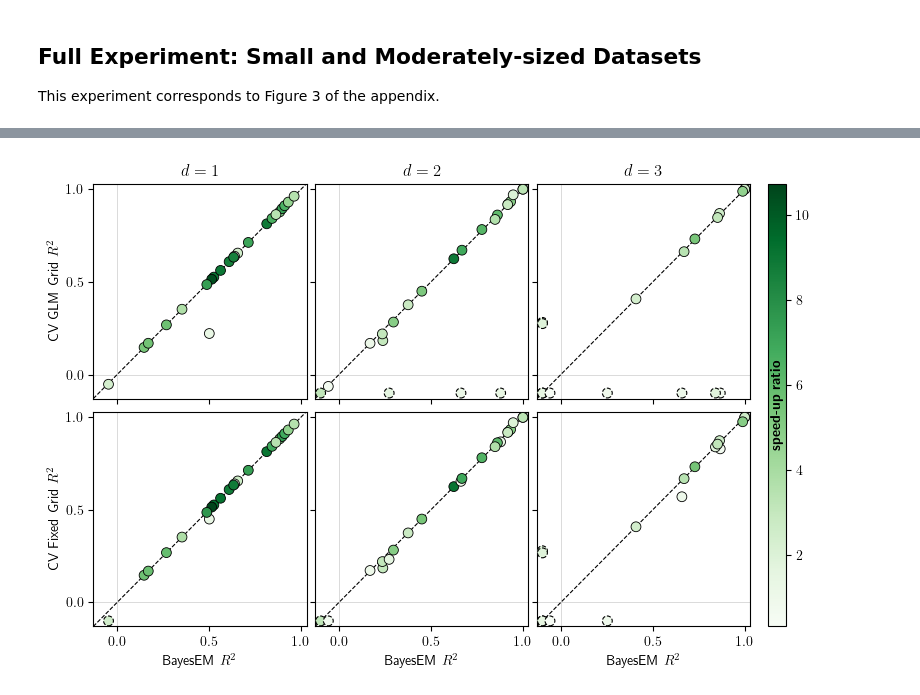
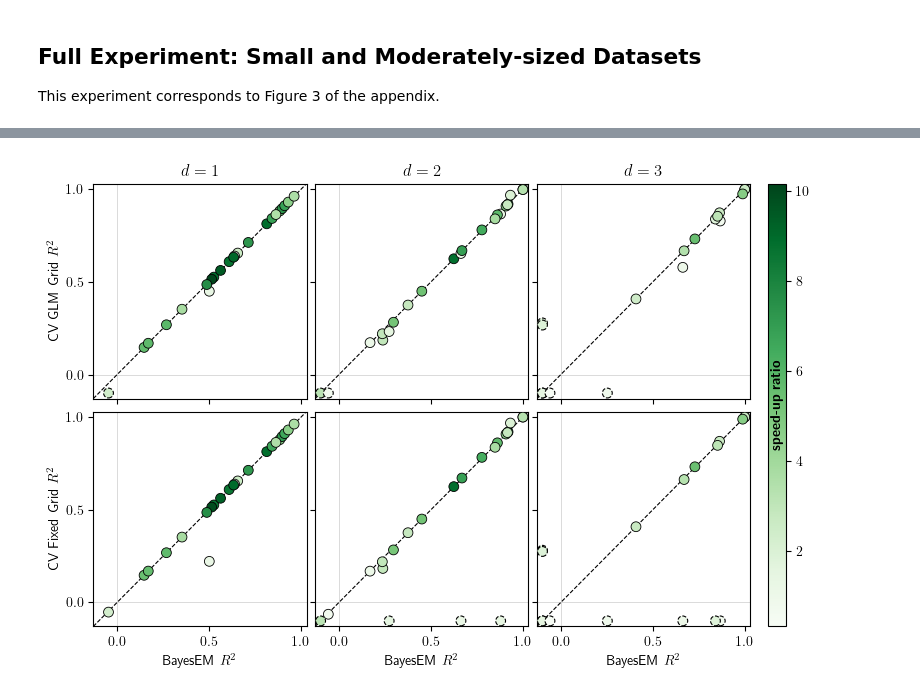
Before and after one commit to marioboley/fastridge, a Jupyter notebook: experiments/real_data.ipynb, the cells around one changed output, grey strips where cells are left out. Cells and saved outputs as stored; diff of their text form; code cells hidden in the pictures.

```diff
--- a/experiments/real_data.ipynb
+++ b/experiments/real_data.ipynb
@@ -493,14 +499,15 @@ for col, e in enumerate([exp_full, exp_full_d2, exp_full_d3]):
 # %%
 problems_large = [
-    EmpiricalDataProblem('twitter', 'V78'),
-    EmpiricalDataProblem('tomshw', 'V97'),
-    EmpiricalDataProblem('blog',   'V281'),
-    EmpiricalDataProblem('ct_slices', 'reference'),
+    EmpiricalDataProblem('twitter',   'V78',       zero_variance_filter=True),
+    EmpiricalDataProblem('tomshw',    'V97',       zero_variance_filter=True),
+    EmpiricalDataProblem('blog',      'V281',      zero_variance_filter=True),
+    EmpiricalDataProblem('ct_slices', 'reference', zero_variance_filter=True),
 ]
 # %%
 exp_large = EmpiricalDataExperiment(
     problems_large, list(estimators_full.values()),
-    n_iterations=30, seed=123,
+    reps=30, ns=[[NEURIPS2023_TRAIN_SIZES[p.dataset]] for p in problems_large],
+    seed=123, generator='MT19937',
     est_names=list(estimators_full.keys())).run()
 print()
 # %% [output]
@@ -531,14 +538,15 @@ pd.DataFrame(rows_large).sort_values('n_train', ascending=False).round(2)
 # %%
 problems_large_d2 = [
-    EmpiricalDataProblem('twitter',   'V78',       x_transforms=[PolynomialExpansion(2)]),
-    EmpiricalDataProblem('tomshw',    'V97',       x_transforms=[PolynomialExpansion(2)]),
-    EmpiricalDataProblem('blog',      'V281',      x_transforms=[PolynomialExpansion(2)]),
-    EmpiricalDataProblem('ct_slices', 'reference', x_transforms=[PolynomialExpansion(2)]),
+    EmpiricalDataProblem('twitter',   'V78',       x_transforms=[PolynomialExpansion(2)], zero_variance_filter=True),
+    EmpiricalDataProblem('tomshw',    'V97',       x_transforms=[PolynomialExpansion(2)], zero_variance_filter=True),
+    EmpiricalDataProblem('blog',      'V281',      x_transforms=[PolynomialExpansion(2)], zero_variance_filter=True),
+    EmpiricalDataProblem('ct_slices', 'reference', x_transforms=[PolynomialExpansion(2)], zero_variance_filter=True),
 ]
 # %%
 exp_large_d2 = EmpiricalDataExperiment(
     problems_large_d2, list(estimators_full.values()),
-    n_iterations=30, seed=123,
+    reps=30, ns=[[NEURIPS2023_TRAIN_SIZES[p.dataset]] for p in problems_large_d2],
+    seed=123, generator='MT19937',
     est_names=list(estimators_full.keys())).run()
 print()
 # %% [output]
@@ -569,25 +577,25 @@ pd.DataFrame(rows_large_d2).sort_values('n_train', ascending=False).round(2)
 # %%
 col_exps = [[exp_full, exp_large], [exp_full_d2, exp_large_d2], [exp_full_d3]]
 
 su_all = [np.nanmean(e.fitting_time_[:, i, 0, cv]) / np.nanmean(e.fitting_time_[:, i, 0, 0])
           for exps in col_exps for e in exps for cv in [1, 2] for i in range(len(e.problems))]
 norm = mcolors.Normalize(vmin=min(su_all), vmax=max(su_all))
 
 fig, axes = grid_with_colourbar(2, 3, norm, plt.cm.Greens,
                                 y_labels=['CV GLM Grid $R^2$', 'CV Fixed Grid $R^2$'],
                                 col_titles=['$d=1$', '$d=2$', '$d=3$'],
                                 x_labels='BayesEM $R^2$', cbar_label=r'\textbf{speed-up ratio}')
 
 
 for col, exps in enumerate(col_exps):
-    for row, cv in enumerate([1, 2]):
+    for row, cv in enumerate([2, 1]):
         scatter_clipped(
             np.concatenate([np.nanmean(e.prediction_r2_[:, :, 0, 0], axis=0) for e in exps]),
             np.concatenate([np.nanmean(e.prediction_r2_[:, :, 0, cv], axis=0) for e in exps]),
             np.concatenate([np.nanmean(e.fitting_time_[:, :, 0, cv], axis=0)
                             / np.nanmean(e.fitting_time_[:, :, 0, 0], axis=0) for e in exps]),
             norm, plt.cm.Greens, ax=axes[row, col])
 
 fig.savefig('../output/realdata_r2_by_degree.pdf', bbox_inches='tight')
 # %% [output]
-[figure, old version]
+[figure, new version]
```
Also changed, not shown: parts of 22 cells of this notebook, 3 other files.
